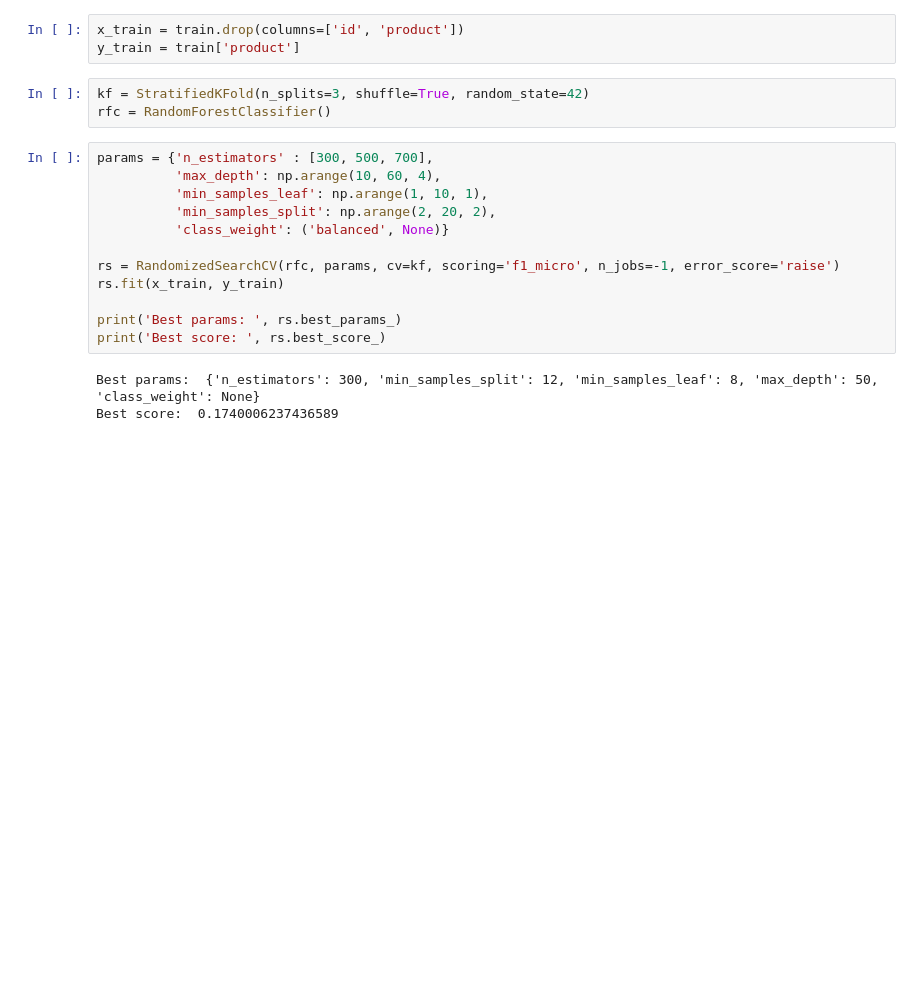
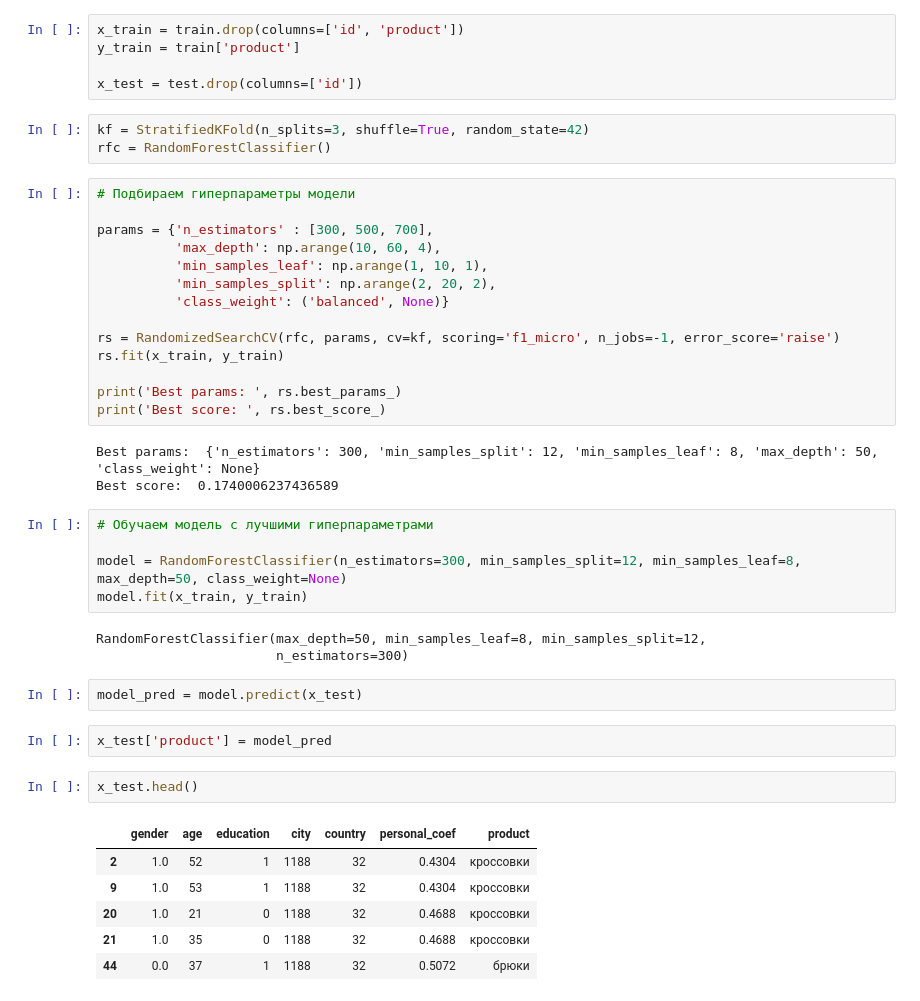
Before and after one commit to Dimayo/sporting_store, a Jupyter notebook: research.ipynb, the cells around one changed output. Cells and saved outputs as stored; diff of their text form; blank space fills up the shorter version.

Commit message:
product prediction for test dataframe completed

```diff
--- a/research.ipynb
+++ b/research.ipynb
@@ -1014,10 +1039,14 @@ test.shape
 # %%
 x_train = train.drop(columns=['id', 'product'])
 y_train = train['product']
+
+x_test = test.drop(columns=['id'])
 # %%
 kf = StratifiedKFold(n_splits=3, shuffle=True, random_state=42)
 rfc = RandomForestClassifier()
 # %%
+# Подбираем гиперпараметры модели
+
 params = {'n_estimators' : [300, 500, 700],
           'max_depth': np.arange(10, 60, 4),
           'min_samples_leaf': np.arange(1, 10, 1),
@@ -1032,3 +1061,24 @@ print('Best score: ', rs.best_score_)
 # %% [output]
 Best params:  {'n_estimators': 300, 'min_samples_split': 12, 'min_samples_leaf': 8, 'max_depth': 50, 'class_weight': None}
 Best score:  0.1740006237436589
+# %%
+# Обучаем модель с лучшими гиперпараметрами
+
+model = RandomForestClassifier(n_estimators=300, min_samples_split=12, min_samples_leaf=8, max_depth=50, class_weight=None)
+model.fit(x_train, y_train)
+# %% [output]
+RandomForestClassifier(max_depth=50, min_samples_leaf=8, min_samples_split=12,
+                       n_estimators=300)
+# %%
+model_pred = model.predict(x_test)
+# %%
+x_test['product'] = model_pred
+# %%
+x_test.head()
+# %% [output]
+|  | gender | age | education | city | country | personal_coef | product |
+| 2 | 1.0 | 52 | 1 | 1188 | 32 | 0.4304 | кроссовки |
+| 9 | 1.0 | 53 | 1 | 1188 | 32 | 0.4304 | кроссовки |
+| 20 | 1.0 | 21 | 0 | 1188 | 32 | 0.4688 | кроссовки |
+| 21 | 1.0 | 35 | 0 | 1188 | 32 | 0.4688 | кроссовки |
+| 44 | 0.0 | 37 | 1 | 1188 | 32 | 0.5072 | брюки |
```
Also changed, not shown: parts of 7 cells of this notebook.
